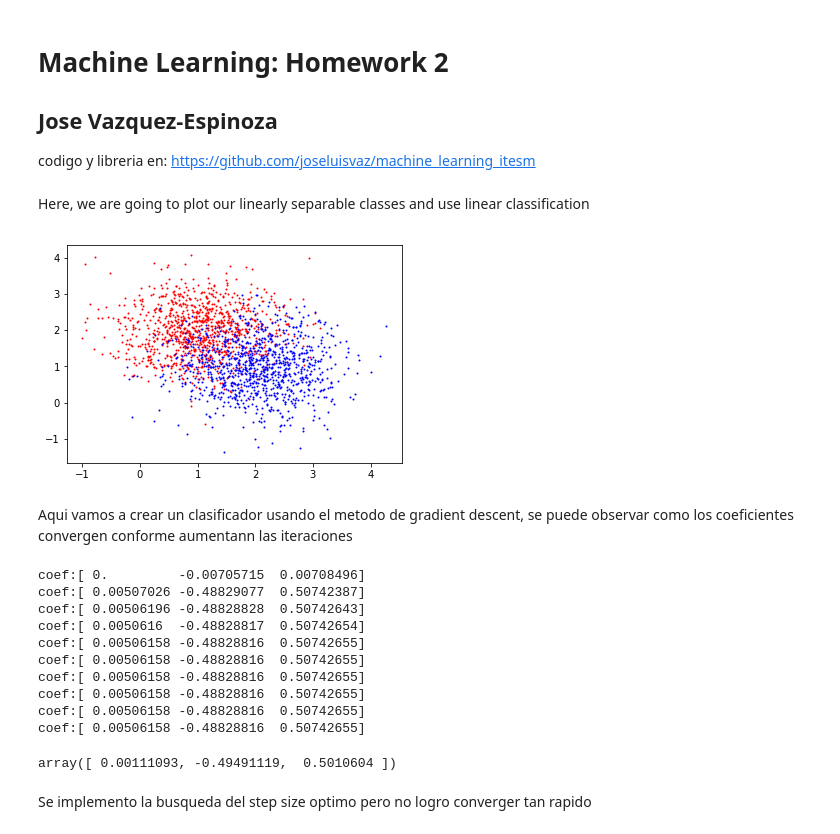
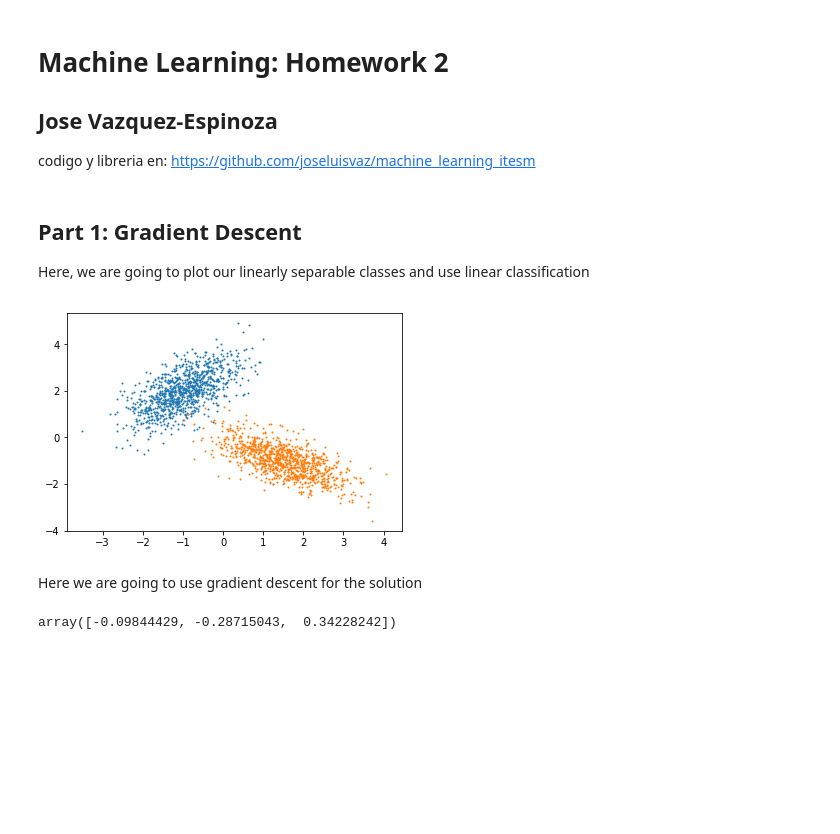
Before and after one commit to joseluisvaz/machine_learning_itesm, a Jupyter notebook: homework2.ipynb, the cells around one changed output. Saved outputs shown, nothing was run; the diff lists cells and outputs as text; code cells hidden in the pictures; blank space fills up the shorter version.

```diff
--- a/homework2.ipynb
+++ b/homework2.ipynb
@@ -22,34 +15,31 @@ notlinear3class = pd.read_csv("dataSamples/threeclassnotlinear.csv")
 # %% [markdown]
+## Part 1: Gradient Descent
+
 Here, we are going to plot our linearly separable classes and use linear classification
-# %%
-plt.scatter(linear2class[linear2class["y"] == 1]["x1"], linear2class[linear2class["y"] == 1]["x2"], color = 'r', s=1)
-plt.scatter(linear2class[linear2class["y"] == -1]["x1"], linear2class[linear2class["y"] == -1]["x2"], color = 'b', s=1)
-plt.show()
-# %% [output]
-[figure, removed]
-# %% [markdown]
-Aqui vamos a crear un clasificador usando el metodo de gradient descent, se puede observar como los coeficientes convergen conforme aumentann las iteraciones
+# %%
+std = [[0.5, 0.4], [0.4,0.7]]
+std2 = [[0.7, -0.4], [-0.4,0.5]]
+c1 = np.random.multivariate_normal([-1, 2], std, 1000);
+c2 = np.random.multivariate_normal([1.5, -1], std2, 1000);
+X = np.concatenate([c1,c2])
+
+labels = np.ones(1000)
+labels2 = -1 * np.ones(1000)
+Y = np.concatenate([labels, labels2])
+
+plt.scatter(c1[:,0], c1[:,1], s=1)
+plt.scatter(c2[:,0], c2[:,1], s=1)
+plt.show()
+# %% [output]
+[figure, added]
+# %% [markdown]
+Here we are going to use gradient descent for the solution
 # %%
 #Creating a classifier
 
-Xdata2linear = linear2class[["x1", "x2"]].as_matrix()
-Ydata2linear = linear2class[["y"]].as_matrix()
-
 clf = gd.GradientClassifier()
-clf.fit(Xdata2linear, Ydata2linear, step="fixed", reg=0,
-        print_iter=True, step_size= 0.01, max_iter=1000)
+clf.fit(X, Y, step="fixed", reg=0,
+        print_iter=False, step_size= 0.01, max_iter = 1000)
 clf.coef
 # %% [output]
-coef:[ 0.         -0.00705715  0.00708496]
-coef:[ 0.00507026 -0.48829077  0.50742387]
-coef:[ 0.00506196 -0.48828828  0.50742643]
-coef:[ 0.0050616  -0.48828817  0.50742654]
-coef:[ 0.00506158 -0.48828816  0.50742655]
-coef:[ 0.00506158 -0.48828816  0.50742655]
-coef:[ 0.00506158 -0.48828816  0.50742655]
-coef:[ 0.00506158 -0.48828816  0.50742655]
-coef:[ 0.00506158 -0.48828816  0.50742655]
-coef:[ 0.00506158 -0.48828816  0.50742655]
+array([-0.09844429, -0.28715043,  0.34228242])
-array([ 0.00111093, -0.49491119,  0.5010604 ])
-# %% [markdown]
-Se implemento la busqueda del step size optimo pero no logro converger tan rapido
```
Also changed, not shown: parts of 13 cells of this notebook, 2 other files.
